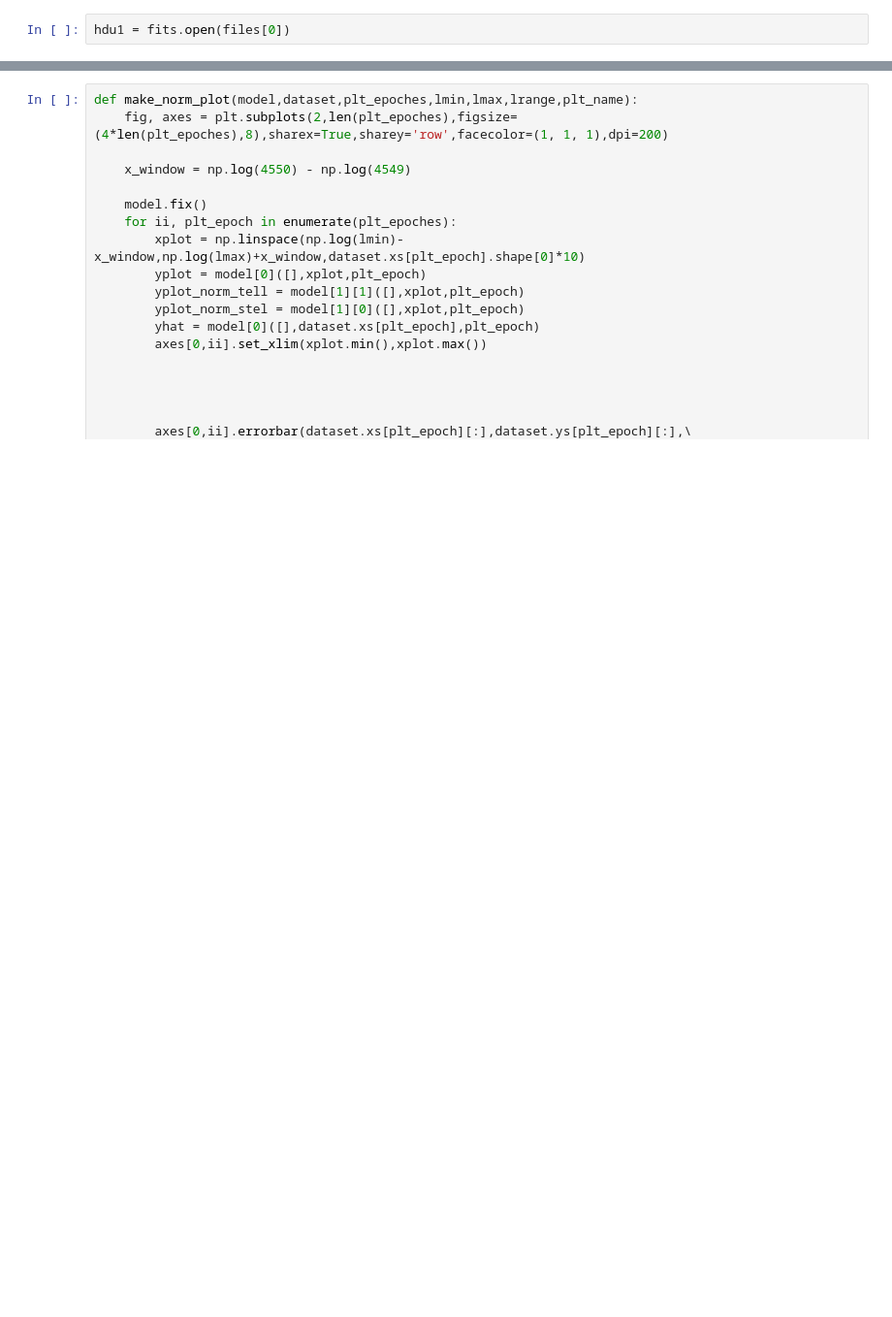
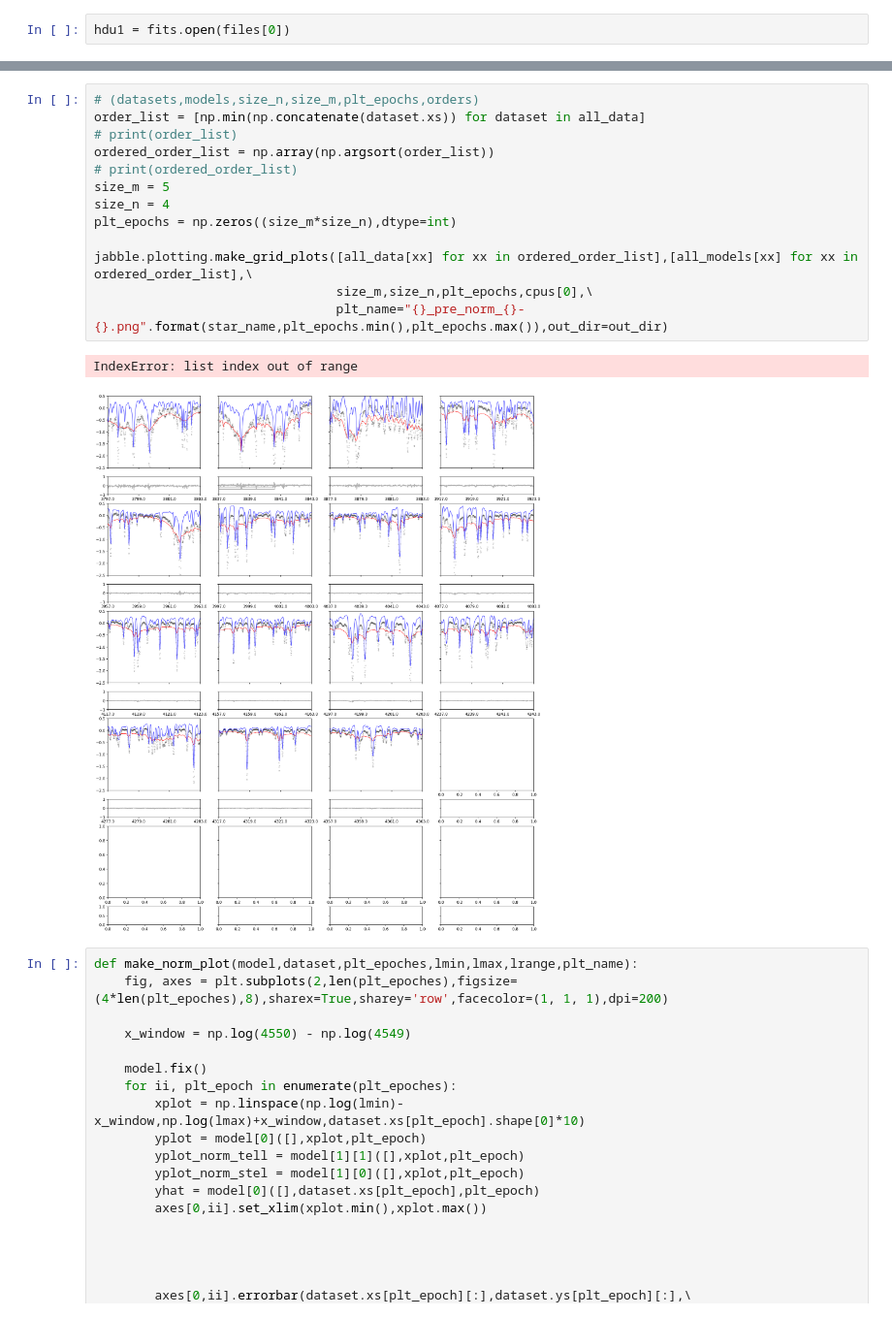
Before and after one commit to mdd423/wobble_jax, a Jupyter notebook: notebooks/04-18sco.ipynb, the cells around one changed output, grey strips where cells are left out. Shown at 97% size. Saved outputs shown, nothing was run; the diff lists cells and outputs as text; blank space fills up the shorter version.

```diff
--- a/notebooks/04-18sco.ipynb
+++ b/notebooks/04-18sco.ipynb
@@ -365,3 +355,19 @@ for norm_model in norm_models:
+# %%
+# (datasets,models,size_n,size_m,plt_epochs,orders)
+order_list = [np.min(np.concatenate(dataset.xs)) for dataset in all_data]
+# print(order_list)
+ordered_order_list = np.array(np.argsort(order_list))
+# print(ordered_order_list)
+size_m = 5
+size_n = 4
+plt_epochs = np.zeros((size_m*size_n),dtype=int)
+
+jabble.plotting.make_grid_plots([all_data[xx] for xx in ordered_order_list],[all_models[xx] for xx in ordered_order_list],\
+                                size_m,size_n,plt_epochs,cpus[0],\
+                                plt_name="{}_pre_norm_{}-{}.png".format(star_name,plt_epochs.min(),plt_epochs.max()),out_dir=out_dir)
+# %% [output]
+IndexError: list index out of range
+[figure, added]
 # %%
 def make_norm_plot(model,dataset,plt_epoches,lmin,lmax,lrange,plt_name):
     fig, axes = plt.subplots(2,len(plt_epoches),figsize=(4*len(plt_epoches),8),sharex=True,sharey='row',facecolor=(1, 1, 1),dpi=200)
```
Also changed, not shown: parts of 47 cells of this notebook.
